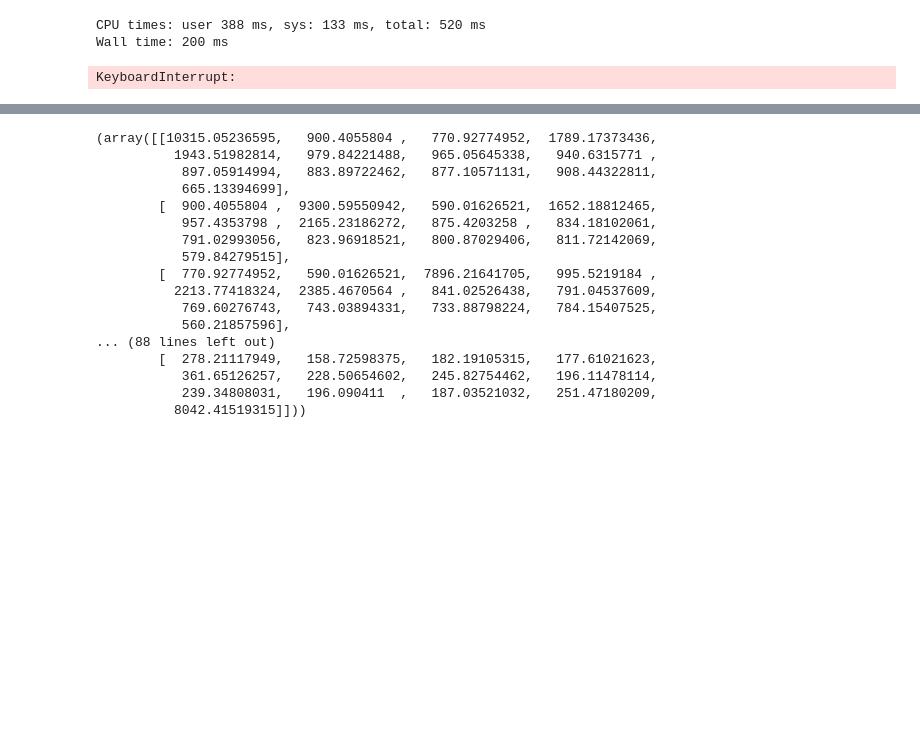
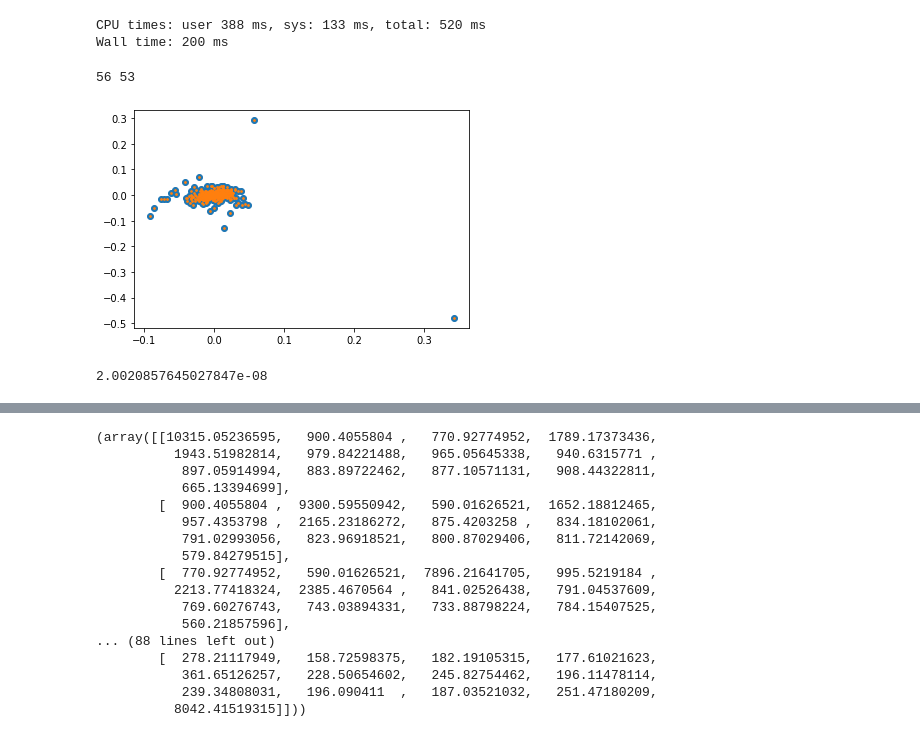
Before and after one commit to guillermo-jimenez/PyMKL, a Jupyter notebook: PyMKL/TEST.ipynb, the cells around one changed output, grey strips where cells are left out. Cells and saved outputs as stored; diff of their text form; code cells hidden in the pictures; blank space fills up the shorter version.

```diff
--- a/PyMKL/TEST.ipynb
+++ b/PyMKL/TEST.ipynb
@@ -879,5 +884,44 @@ W = PyMKL.io.read_mkl_binary("/home/guille/opt/mkl-mpi-bsc/data/Wbin",dtype="flo
+# %%
+model_numba = PyMKL.MKL(K,W,D,lib="numba",solver="smcp")
+model_numba.fit()
+F_data_numba = model_numba.transform()
+sak.pickledump(F_data_numba,"/home/guille/GitHub/SoO/Tools/UnsupervisedMKL/F_data_numba.pkl")
+# %%
+import scipy.io
+import matplotlib.pyplot as plt
+
+outputs_matlab = sp.io.loadmat("/home/guille/GitHub/SoO/Tools/UnsupervisedMKL/output.mat")
+A_matlab = outputs_matlab["A"].astype(float)
+betas_matlab = outputs_matlab["betas"].astype(float)
+
+# Linear combination of Kernels
+Kernel = np.zeros(K.shape[1:]);
+for i,(k,b) in enumerate(zip(K,betas_matlab)):
+    Kernel += k*b
+
+# Data projection into output space
+if max(A_matlab.shape) > 1000:
+    embedding = np.zeros_like(A_matlab)
+    for i,k in enumerate(Kernel):
+        embedding[i,] = k @ A_matlab
+else:
+    embedding = Kernel @ A_matlab
+F_data_matlab = -embedding.copy()
+# %%
+F_data_cpp_corrected = F_data_cpp*np.round(np.array(sak.signal.xcorr(F_data_cpp,F_data_matlab,maxlags=0))[:,0,0])
+F_data_numba_corrected = F_data_numba*np.round(np.array(sak.signal.xcorr(F_data_numba,F_data_matlab,maxlags=0))[:,0,0])
+F_data_matlab_corrected = F_data_matlab.copy()
+# %%
+j,i = np.random.randint(100,size=2)
+print(i,j)
+plt.scatter(F_data_numba_corrected[:,j],F_data_numba_corrected[:,i]);
+plt.scatter(F_data_matlab_corrected[:,j],F_data_matlab_corrected[:,i],s=3);
+# %% [output]
+56 53
+[figure, added]
+# %%
+np.abs(F_data_cpp-F_data_numba_corrected).max()
+# %% [output]
+2.0020857645027847e-08
 # %%
-model_cpp = PyMKL.MKL(K,W,D,lib="cpp",solver="smcp")
-model_cpp.fit()
+self = PyMKL.MKL(K,W,D,lib="numba",solver="smcp")
-# %% [output]
-KeyboardInterrupt:
```
Also changed, not shown: parts of 8 cells of this notebook.
